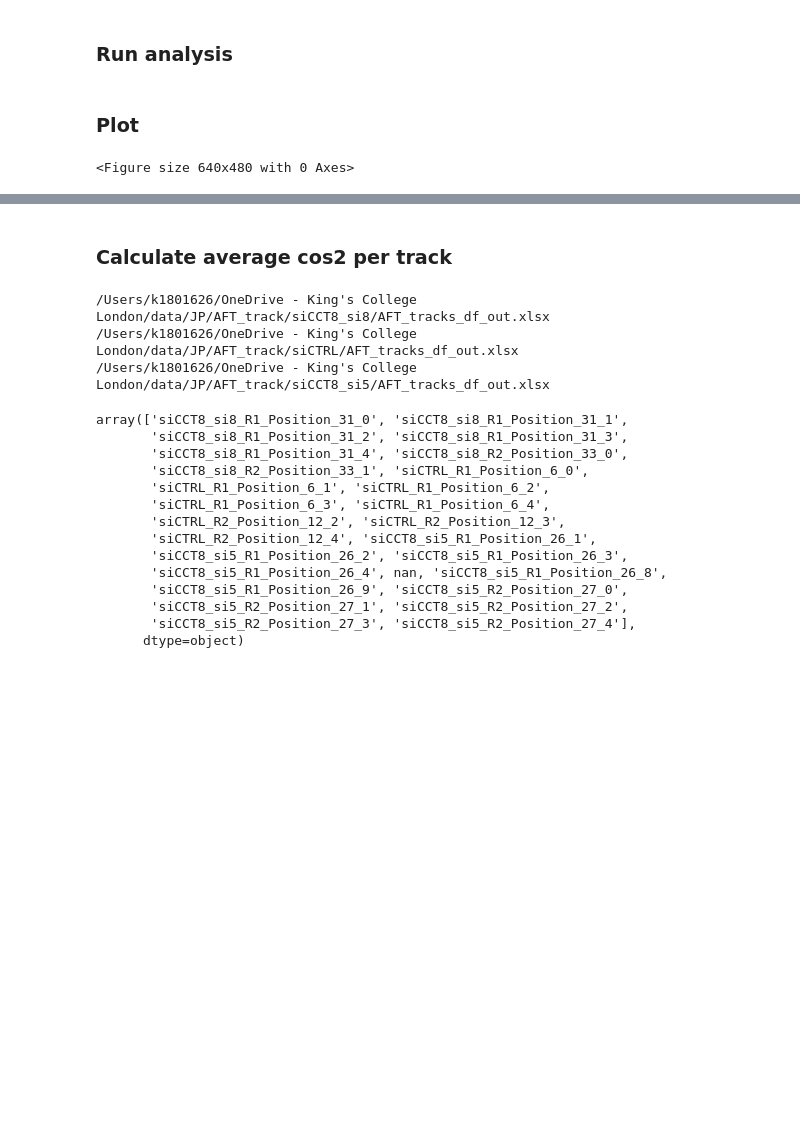
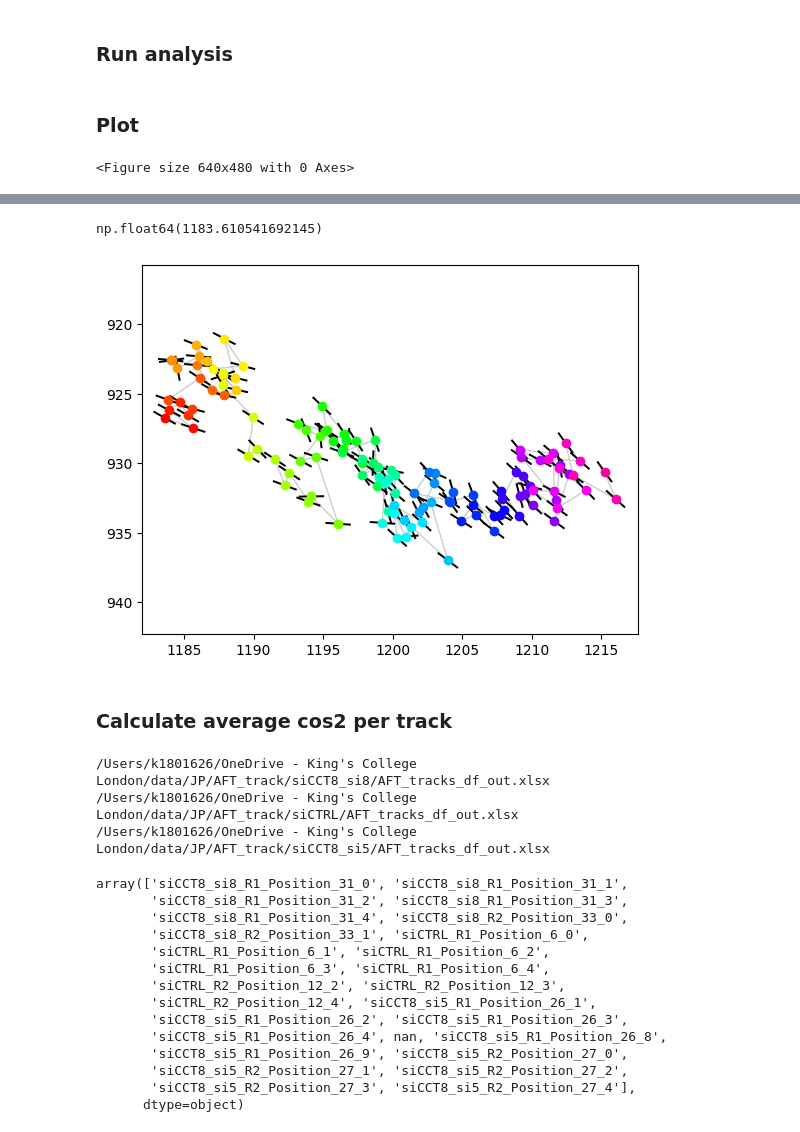
Before and after one commit to CellMigrationLab/AFT_tracks, a Jupyter notebook: 20250304_AFT_tracks.ipynb, the cells around one changed output, grey strips where cells are left out. Saved outputs shown, nothing was run; the diff lists cells and outputs as text; code cells hidden in the pictures; blank space fills up the shorter version.

Commit message:
20250304 track plots correct index

```diff
--- a/20250304_AFT_tracks.ipynb
+++ b/20250304_AFT_tracks.ipynb
@@ -20,7 +20,7 @@ np.seterr(divide='ignore', invalid='ignore')
 ### Import data (csv tracks and images)
 # %%
 csv_folder = "/Users/k1801626/OneDrive - King's College London/data/JP/AFT_track/"
-image_folder = "/Users/k1801626/OneDrive - King's College London/data/JP/AFT_track/siCCT8_si8/"
+image_folder = "/Users/k1801626/OneDrive - King's College London/data/JP/AFT_track/siCCT8_si5/"
 # %%
 spots_list = glob.glob(csv_folder+'*Spots.csv')
 
@@ -237,3 +237,6 @@ for position in range(len(im_list_current)):
         plt.close()
 # %% [output]
 <Figure size 640x480 with 0 Axes>
+# %%
+df_subset_out = pd.read_excel(image_folder+'AFT_tracks_df_out.xlsx')
+df_subset_out.head()
@@ -258,11 +273,12 @@ for position in range(len(im_list_current)):
     # for each track (plot track and AFT vectors)
     for track in range(len(df_temp.TRACK_ID.unique())):
         df_temp_track = df_temp.loc[df_temp.TRACK_ID == df_temp.TRACK_ID.unique()[track]]
+        df_temp_track = df_temp_track.reset_index()
 
         # plot track vectors
         plt.plot(df_temp_track['POSITION_X'], df_temp_track['POSITION_Y'], linewidth=1, color='k', alpha = 0.2)
         # for each timepoint
-        for time_point in range(len(df_temp.FRAME.unique())-1):
+        for time_point in range(len(df_temp_track.FRAME.unique())-1):
             plt.plot(df_temp_track.loc[time_point,'POSITION_X'], df_temp_track.loc[time_point,'POSITION_Y'], marker='o', color=cmap(time_point*2))
             plt.quiver(df_temp_track.loc[time_point,'POSITION_X'],df_temp_track.loc[time_point,'POSITION_Y'],df_temp_track.loc[time_point,'track_angle_u'],
                        df_temp_track.loc[time_point,'track_angle_v'], color=cmap(time_point*2), angles='xy', width=0.004)
@@ -275,8 +291,8 @@ for position in range(len(im_list_current)):
         # plot AFT vectors
         plt.plot(df_temp_track['POSITION_X'], df_temp_track['POSITION_Y'], linewidth=1, color='k', alpha = 0.2)
         # for each timepoint
-        for time_point in range(len(df_temp.FRAME.unique())-1):
-            plt.plot(df_temp_track.loc[time_point,'POSITION_X'], df_temp_track.loc[time_point,'POSITION_Y'], marker='o', color=cmap(time_point*2))
+        for time_point in range(len(df_temp_track.FRAME.unique())-1):
+            plt.plot(df_temp_track.loc[time_point,'POSITION_X'], df_temp_track.loc[time_point,'POSITION_Y'], marker='o', color=cmap(time_point*2), alpha=0.6)
         plt.quiver(df_temp_track.POSITION_X,df_temp_track.POSITION_Y,
                    df_temp_track.AFT_angle_u, df_temp_track.AFT_angle_v, color='k',
                    pivot='mid', headaxislength=0, headlength=0, width=0.004)
@@ -284,5 +300,6 @@ for position in range(len(im_list_current)):
         plt.gca().invert_yaxis()
         plt.savefig(output_image_folder+str(df_temp.File_name_raw.unique()[0])+'_AFT_vectors_track'+str(track)+'.png', dpi=300, bbox_inches='tight')
         plt.close()
-
-    # for each track (plot AFT vectors)
+# %%
+df_temp_track = df_temp_track.reset_index()
+df_temp_track
@@ -289,3 +320,20 @@ for position in range(len(im_list_current)):
+# %%
+df_temp_track.loc[0,'POSITION_X']
+# %% [output]
+np.float64(1183.610541692145)
+# %%
+plt.plot(df_temp_track['POSITION_X'], df_temp_track['POSITION_Y'], linewidth=1, color='k', alpha = 0.2)
+
+for time_point in range(len(df_temp_track.FRAME.unique())-1):
+    plt.plot(df_temp_track.loc[time_point,'POSITION_X'], df_temp_track.loc[time_point,'POSITION_Y'], marker='o', color=cmap(time_point*2))
+plt.quiver(df_temp_track.POSITION_X,df_temp_track.POSITION_Y,
+           df_temp_track.AFT_angle_u, df_temp_track.AFT_angle_v, color='k',
+           pivot='mid', headaxislength=0, headlength=0, width=0.004)
+plt.axis('equal')
+plt.gca().invert_yaxis()
+plt.savefig(output_image_folder+str(df_temp.File_name_raw.unique()[0])+'_AFT_vectors_track'+str(track)+'.png', dpi=300, bbox_inches='tight')
+# %% [output]
+[figure, added]
 # %% [markdown]
 ### Calculate average cos2 per track
 # %%
```
Also changed, not shown: parts of 5 cells of this notebook.
